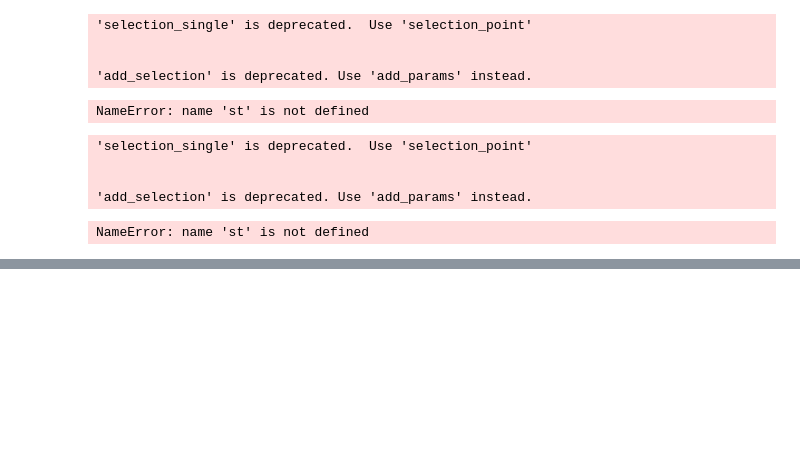
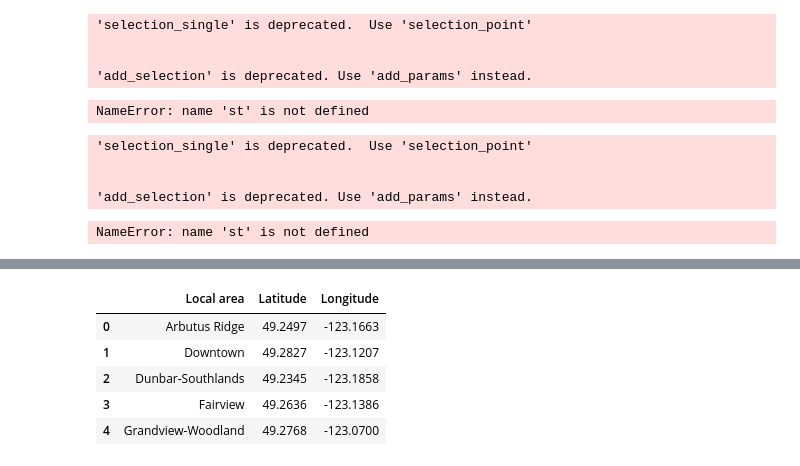
Before and after one commit to 0x1AY/Van-311, a Jupyter notebook: main.ipynb, the cells around one changed output, grey strips where cells are left out. Cells and saved outputs as stored; diff of their text form; code cells hidden in the pictures; blank space fills up the shorter version.

```diff
--- a/main.ipynb
+++ b/main.ipynb
@@ -584,0 +834,10 @@ NameError: name 'st' is not defined
+# %%
+local_area = pd.read_csv('/Users/ay/Desktop/Project2/data/Vancouver_Neighborhood_Geocodes.csv')
+local_area.head()
+# %% [output]
+|  | Local area | Latitude | Longitude |
+| 0 | Arbutus Ridge | 49.2497 | -123.1663 |
+| 1 | Downtown | 49.2827 | -123.1207 |
+| 2 | Dunbar-Southlands | 49.2345 | -123.1858 |
+| 3 | Fairview | 49.2636 | -123.1386 |
+| 4 | Grandview-Woodland | 49.2768 | -123.0700 |
```
Also changed, not shown: parts of 16 cells of this notebook, 2 other files.
